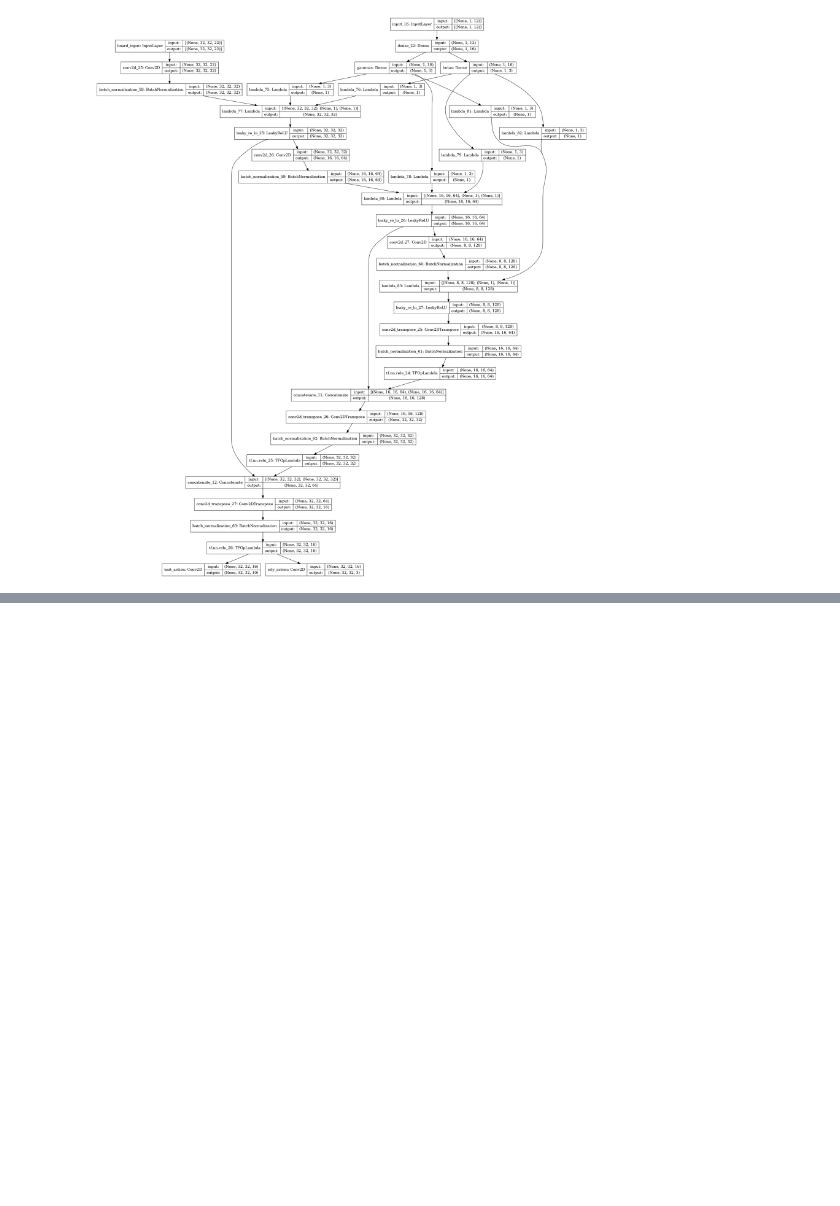
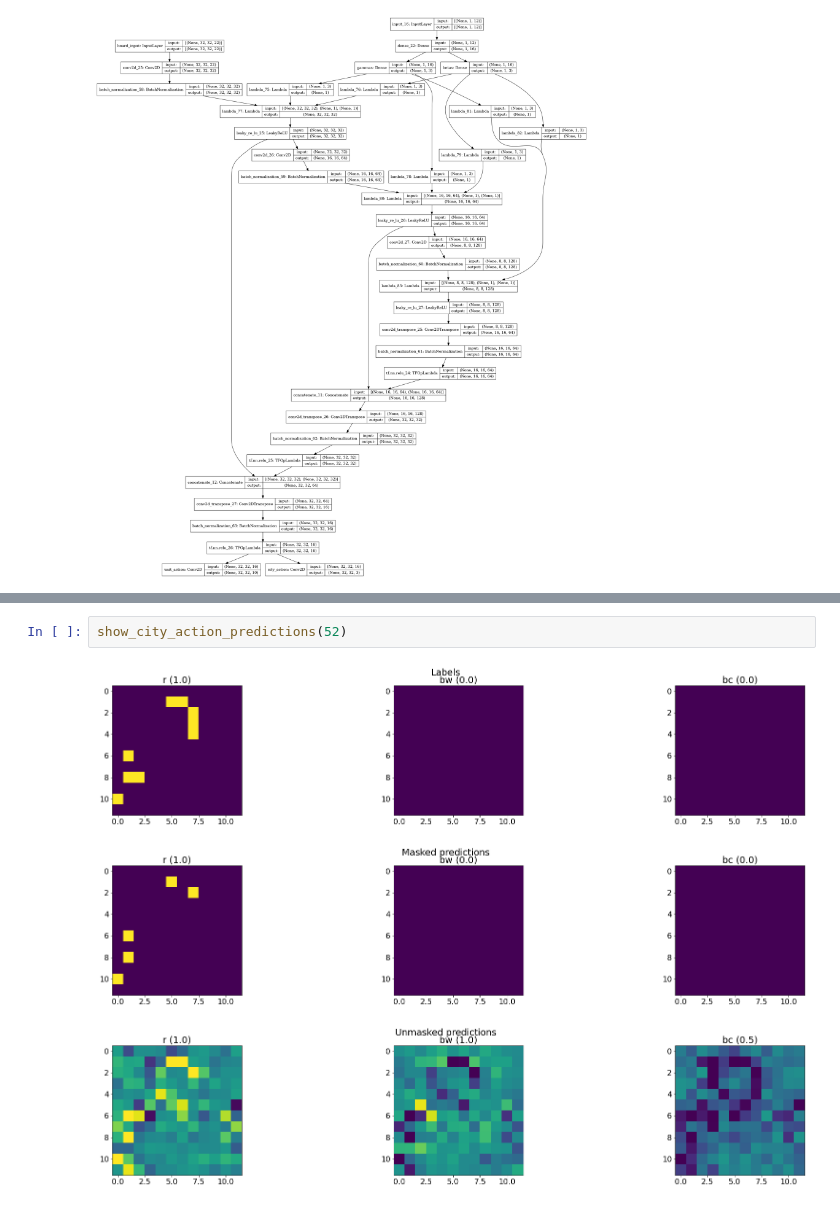
Before and after one commit to ironbar/luxai, a Jupyter notebook: notebooks/006_conditioned_unet.ipynb, the cells around one changed output, grey strips where cells are left out. Cells and saved outputs as stored; diff of their text form; blank space fills up the shorter version.

```diff
--- a/notebooks/006_conditioned_unet.ipynb
+++ b/notebooks/006_conditioned_unet.ipynb
@@ -211,0 +349,6 @@ import pydot
+# %%
+show_city_action_predictions(52)
+# %% [output]
+[figure, added]
+[figure, added]
+[figure, added]
```
Also changed, not shown: parts of 28 cells of this notebook, 2 other files.
